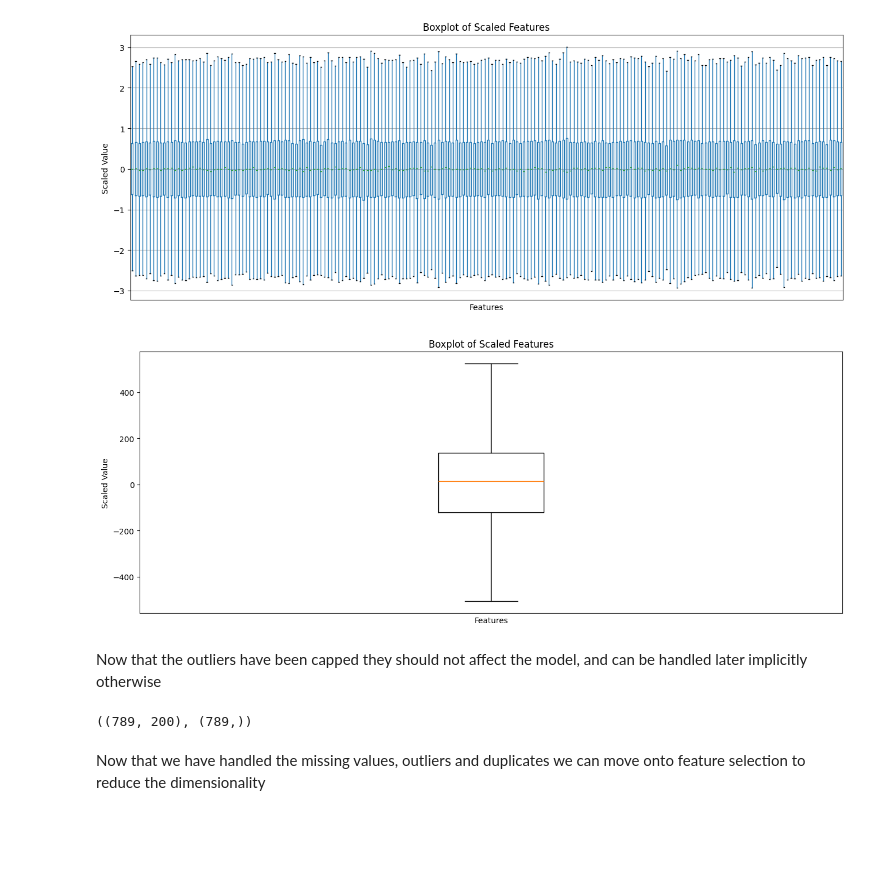
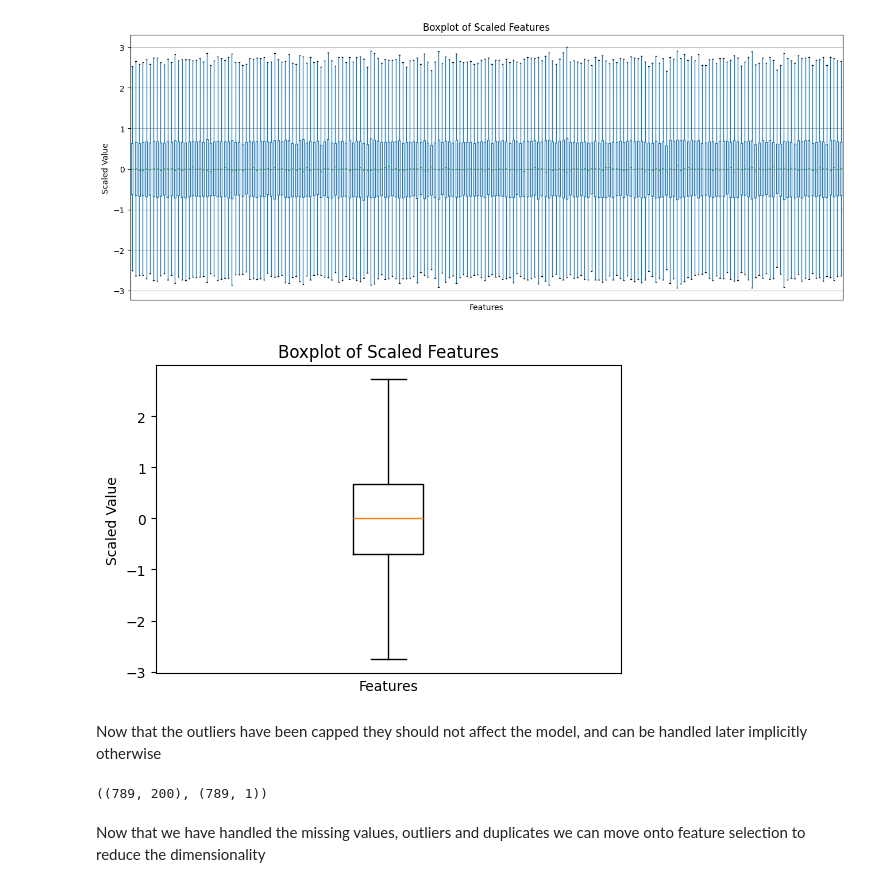
Before and after one commit to Arnold-18-CS/ML-Classwork, a Jupyter notebook: Labs/A-149900.ipynb, the cells around one changed output. Cells and saved outputs as stored; diff of their text form; code cells hidden in the pictures; blank space fills up the shorter version.

```diff
--- a/Labs/A-149900.ipynb
+++ b/Labs/A-149900.ipynb
@@ -212,3 +217,6 @@ X_scaled_df
 | 787 | -1.520912 | -1.007100 | 0.281744 | 0.528326 | -0.078270 | -1.066843 | -0.816406 | 0.401882 | 0.167509 | -0.234373 | ... | ... |
 | 788 | 1.873724 | -0.366749 | 0.085716 | 0.233263 | -1.711594 | -1.810949 | 0.937193 | 0.268357 | -0.578419 | 0.799240 | ... | ... |
 789 rows × 200 columns
+# %%
+y_scaled = scaler.fit_transform(y.values.reshape(-1, 1)).flatten()
+y_scaled
@@ -214,0 +241,3 @@ X_scaled_df
+# %%
+y_scaled_df = pd.DataFrame(y_scaled, columns=['y'])
+y_scaled_df
@@ -265,19 +308,18 @@ plt.show()
 # %% [output]
 [figure]
 # %%
-y = df['y']
-plt.figure(figsize=(16, 6))
-plt.boxplot(y)
+plt.figure(figsize=(6, 4))
+plt.boxplot(y_scaled_df['y'])
 plt.title('Boxplot of Scaled Features')
 plt.xlabel('Features')
 plt.ylabel('Scaled Value')
 plt.xticks([], [])
 plt.show()
 # %% [output]
-[figure, old version]
+[figure, new version]
 # %% [markdown]
 Now that the outliers have been capped they should not affect the model, and can be handled later implicitly otherwise
 # %%
-X_scaled_df.shape, y.shape
+X_scaled_df.shape, y_scaled_df.shape
 # %% [output]
-((789, 200), (789,))
+((789, 200), (789, 1))
```
Also changed, not shown: parts of 18 cells of this notebook.
